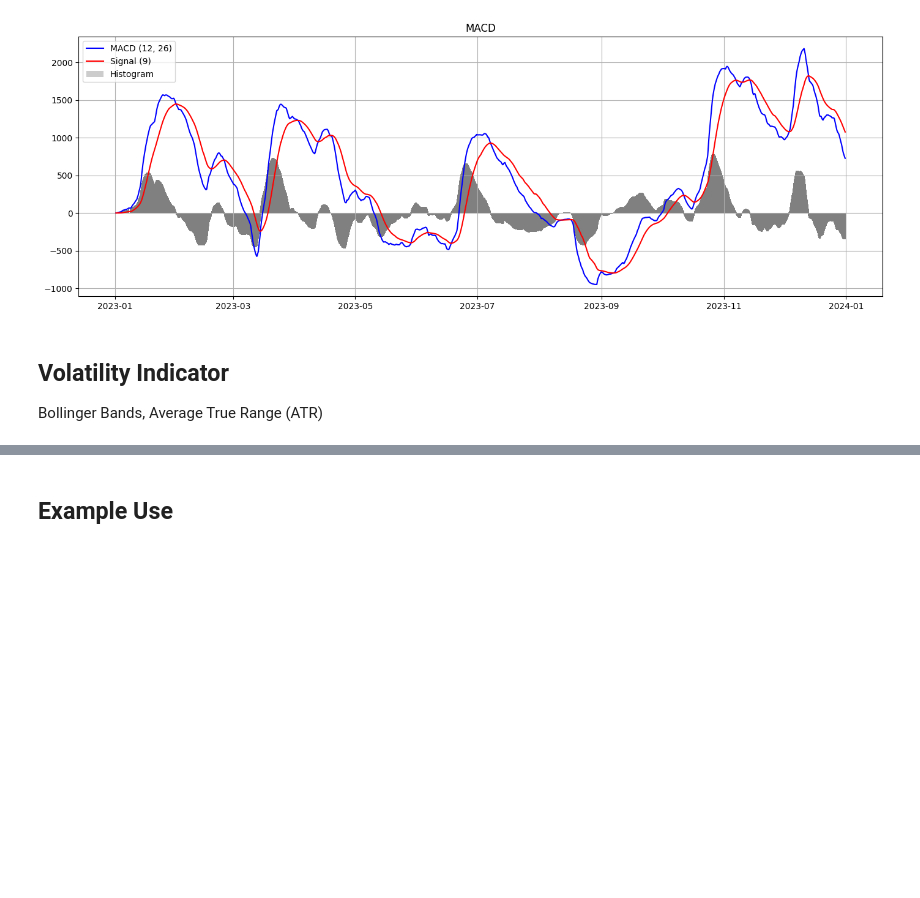
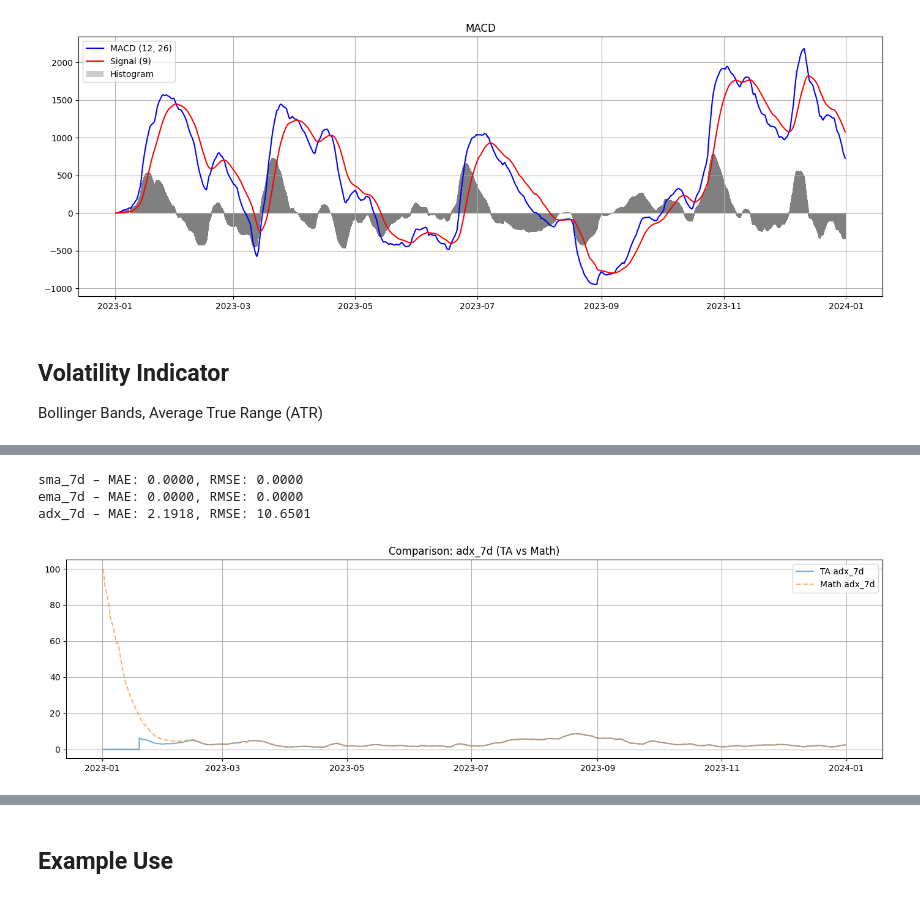
Before and after one commit to VegarGG/Crypto_Research, a Jupyter notebook: features/trend_indicator.ipynb, the cells around one changed output, grey strips where cells are left out. Drawn from its saved outputs; the diff is of its cells as text; code cells hidden in the pictures; blank space fills up the shorter version.

```diff
--- a/features/trend_indicator.ipynb
+++ b/features/trend_indicator.ipynb
@@ -469,0 +533,20 @@ Bollinger Bands, Average True Range (ATR)
+# %%
+compare_trend_metric(df_ta, df_math, 'sma_7d')
+compare_trend_metric(df_ta, df_math, 'ema_7d')
+compare_trend_metric(df_ta, df_math, 'adx_7d')
+# %% [output]
+sma_7d – MAE: 0.0000, RMSE: 0.0000
+ema_7d – MAE: 0.0000, RMSE: 0.0000
+adx_7d – MAE: 2.1918, RMSE: 10.6501
+# %%
+def compare_trend_plot(df1, df2, column, label1='TA', label2='Math'):
+    plt.figure(figsize=(14, 4))
+    plt.plot(df1.index, df1[column], label=f'{label1} {column}', alpha=0.6)
+    plt.plot(df2.index, df2[column], label=f'{label2} {column}', linestyle='--', alpha=0.6)
+    plt.title(f'Comparison: {column} ({label1} vs {label2})')
+    plt.legend(); plt.grid(); plt.tight_layout(); plt.show()
+# %%
+# Visualized difference
+compare_trend_plot(df_ta, df_math, 'adx_7d')
+# %% [output]
+[figure, added]
```
Also changed, not shown: parts of 10 cells of this notebook.
